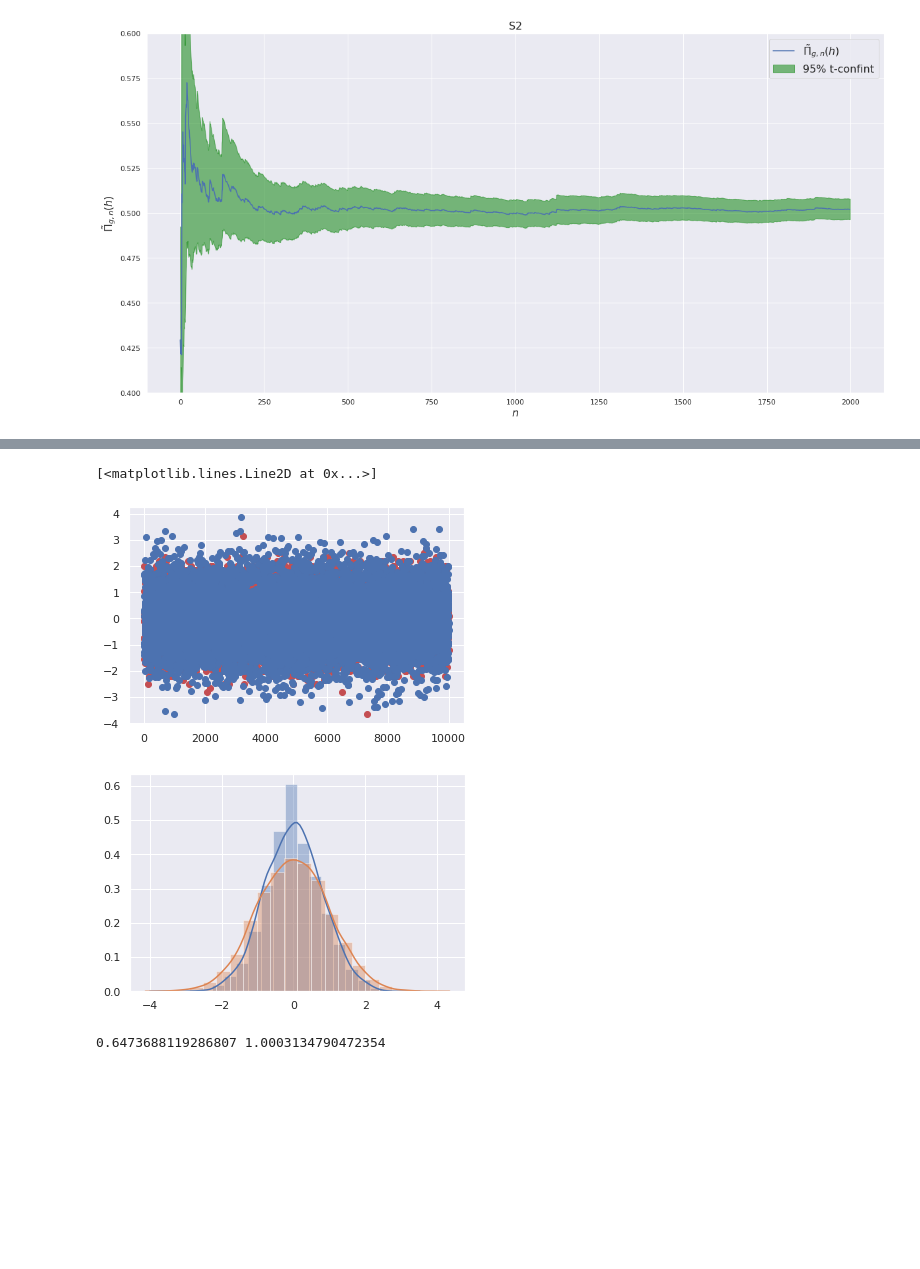
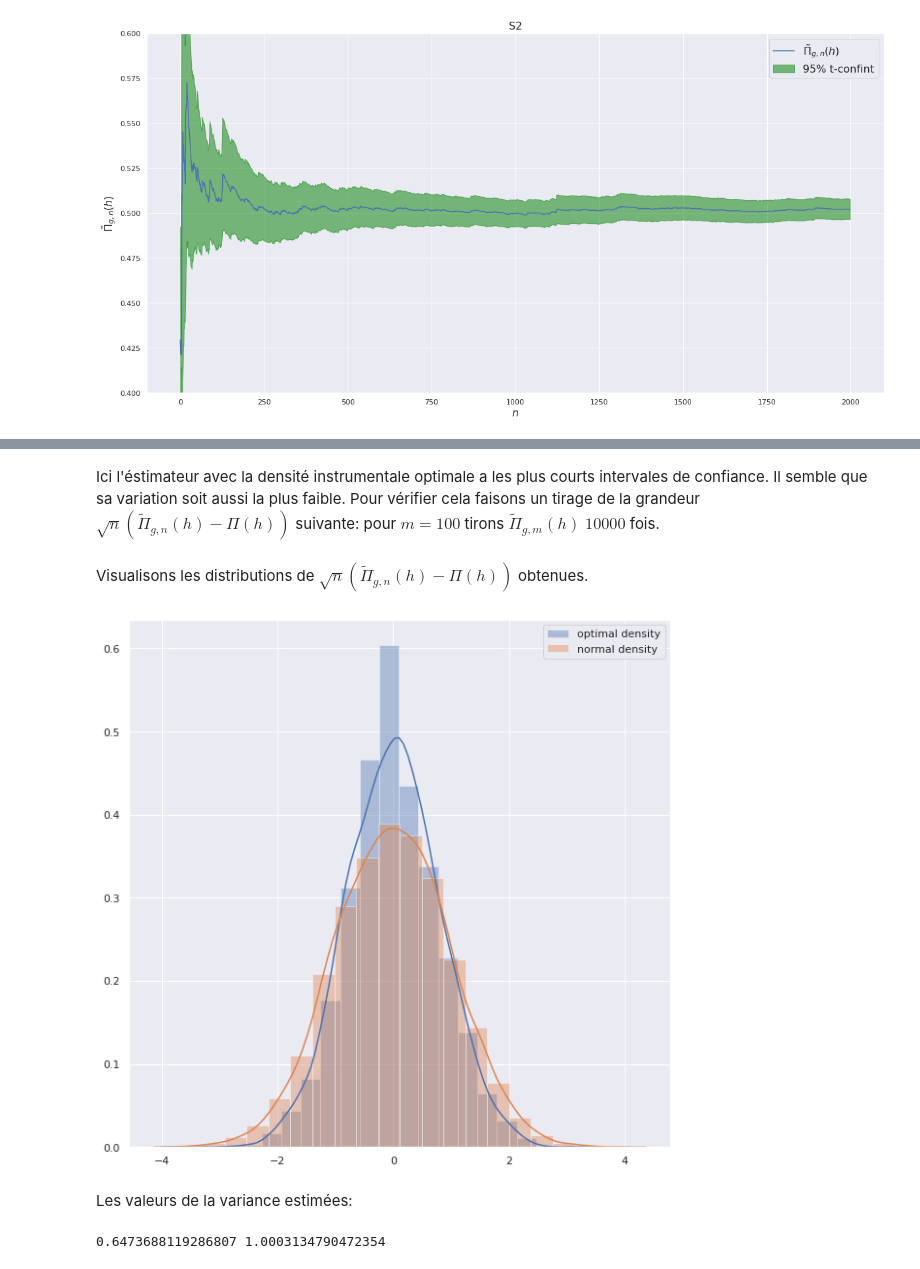
Before and after one commit to stdereka/MAP361P, a Jupyter notebook: project.ipynb, the cells around one changed output, grey strips where cells are left out. Drawn from its saved outputs; the diff is of its cells as text; code cells hidden in the pictures; blank space fills up the shorter version.

```diff
--- a/project.ipynb
+++ b/project.ipynb
@@ -105 +130,3 @@ plt.show()
+# %% [markdown]
+Ici l'éstimateur avec la densité instrumentale optimale a les plus courts intervales de confiance. Il semble que sa variation soit aussi la plus faible. Pour vérifier cela faisons un tirage de la grandeur $\sqrt{n}\left(\tilde{\Pi}_{g, n}(h)-\Pi(h)\right)$ suivante: pour $m=100$ tirons $\tilde{\Pi}_{g, m}(h)$ $10000$ fois.
 # %%
@@ -114,18 +139,18 @@ M = 100
 for i in range(10000):
     est_tilde.append(run_simple_simulation(h, g_tilde, normal_standard, M)[0][-1]*M**0.5)
     est_norm.append(run_simple_simulation(h, normal_standard, normal_standard, M)[0][-1]*M**0.5)
-# %%
-plt.plot(est_tilde, "ro")
-plt.plot(est_norm, "bo")
-# %% [output]
-[<matplotlib.lines.Line2D at 0x...>]
-[figure, removed]
+# %% [markdown]
+Visualisons les distributions de $\sqrt{n}\left(\tilde{\Pi}_{g, n}(h)-\Pi(h)\right)$ obtenues.
 # %%
-sns.distplot(est_tilde, bins=20)
-sns.distplot(est_norm, bins=20)
+plt.figure(figsize=(10, 10))
+sns.distplot(est_tilde, bins=20, label="optimal density")
+sns.distplot(est_norm, bins=20, label="normal density")
+plt.legend()
 plt.show()
 # %% [output]
-[figure, old version]
+[figure, new version]
+# %% [markdown]
+Les valeurs de la variance estimées:
 # %%
 print(np.array(est_tilde).var(), np.array(est_norm).var())
 # %% [output]
```
Also changed, not shown: parts of 13 cells of this notebook.
